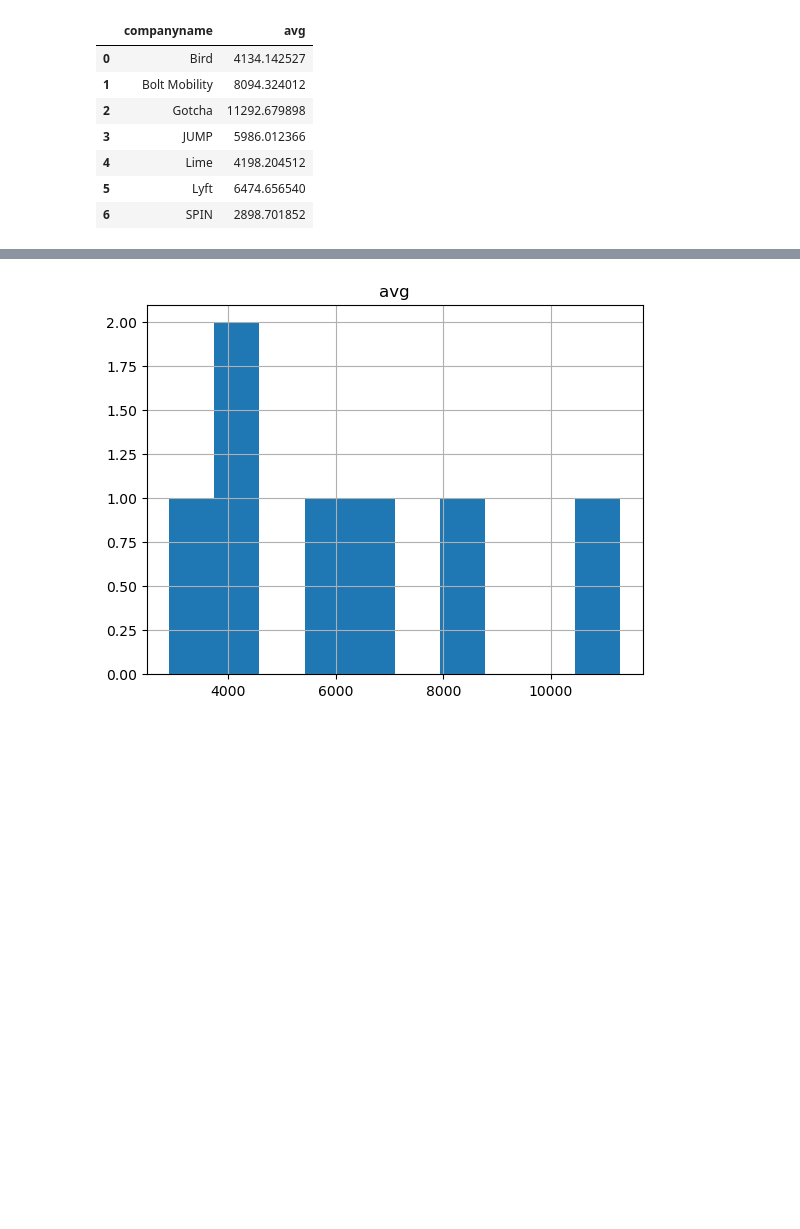
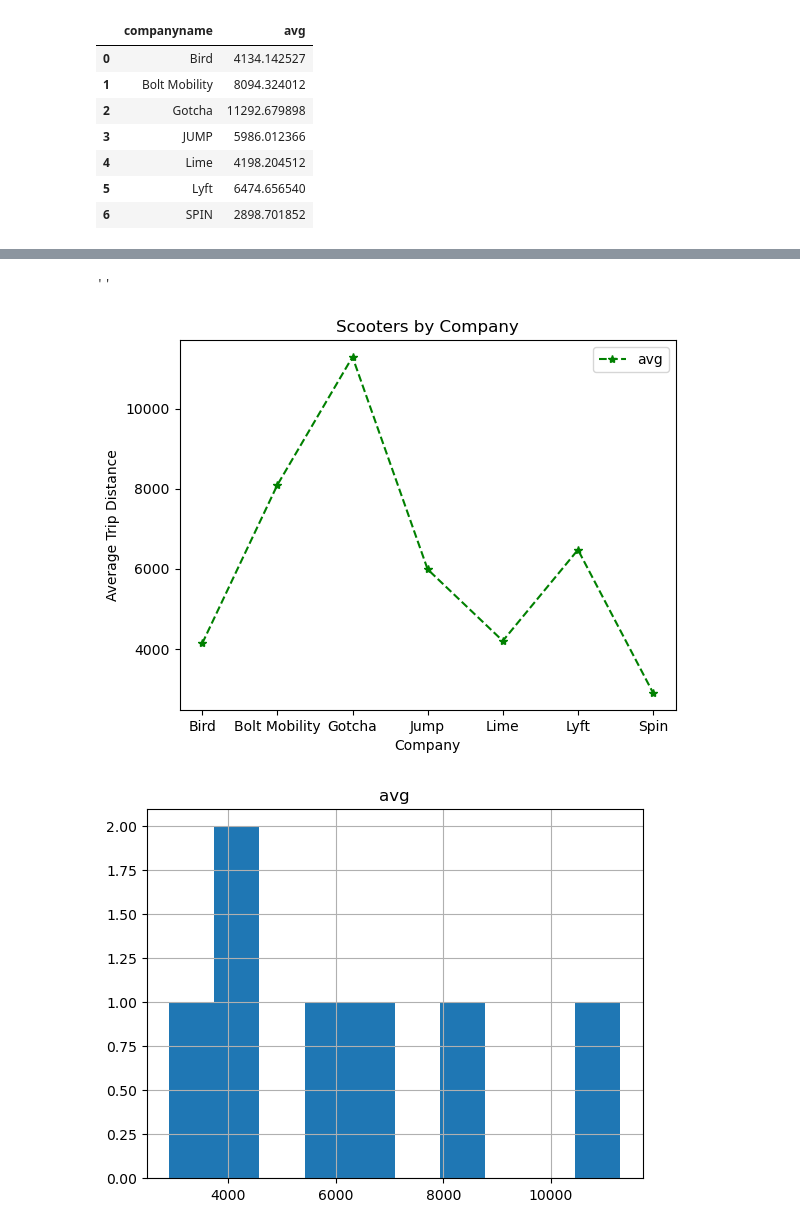
Before and after one commit to NSS-Full-Time-Data-Analytics-11/nashville-scooters-tucker, a Jupyter notebook: notebook/take3.ipynb, the cells around one changed output, grey strips where cells are left out. Cells and saved outputs as stored; diff of their text form; code cells hidden in the pictures; blank space fills up the shorter version.

```diff
--- a/notebook/take3.ipynb
+++ b/notebook/take3.ipynb
@@ -203,3 +181,17 @@ alltrip_distancebycomp.plot()
+# %%
+alltrip_distancebycomp.plot(linestyle = '--' , color = 'green', marker = '*')
+plt.xlabel("Company")
+plt.ylabel("Average Trip Distance")
+plt.title("Scooters by Company")
+
+# Change the tick mark names
+ticks = [0, 1, 2, 3, 4, 5, 6]
+labels = ['Bird', 'Bolt Mobility', 'Gotcha', 'Jump', 'Lime', 'Lyft', 'Spin']
+plt.xticks (ticks, labels)
+;
+# %% [output]
+''
+[figure, added]
 # %%
 alltrip_distancebycomp.hist();
 # %% [output]
```
Also changed, not shown: parts of 12 cells of this notebook.
